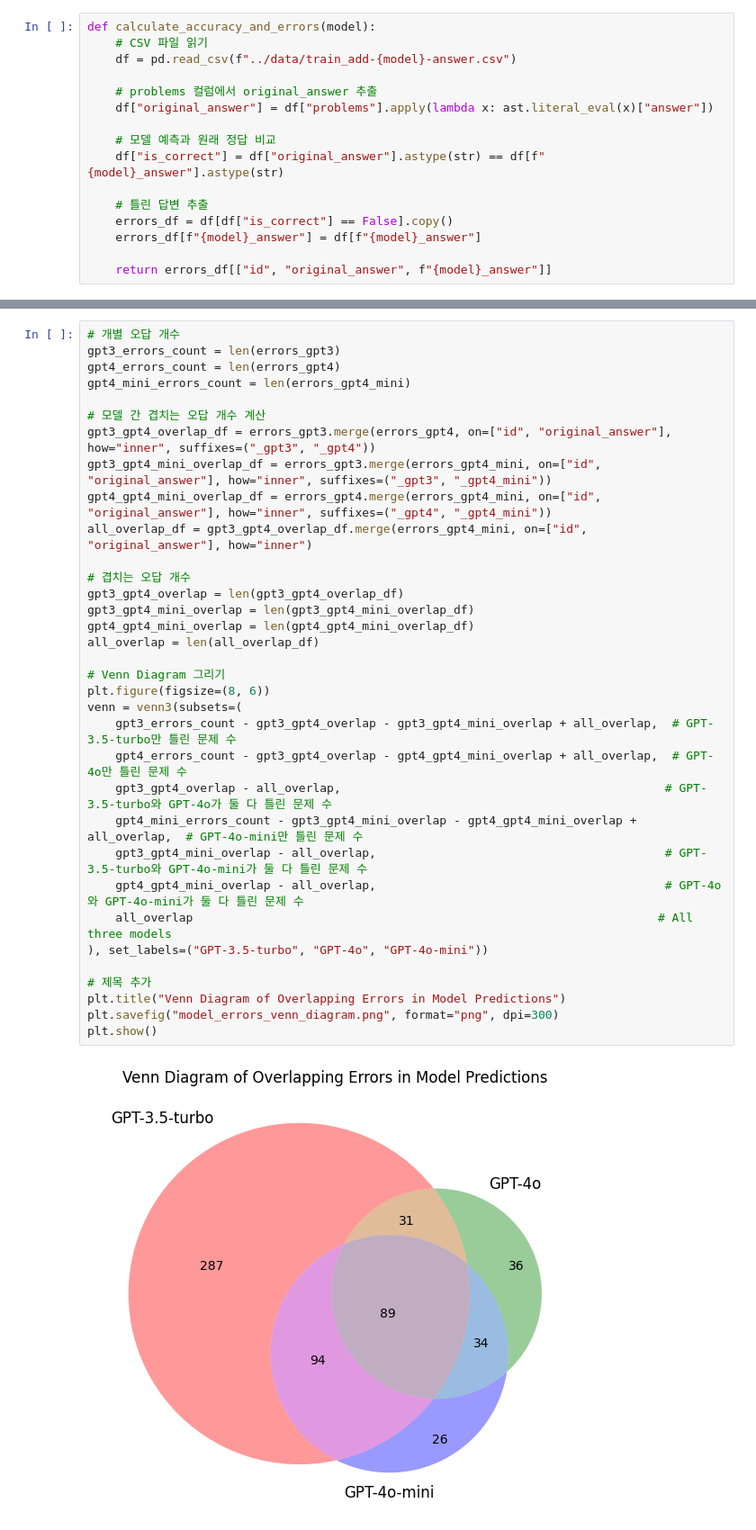
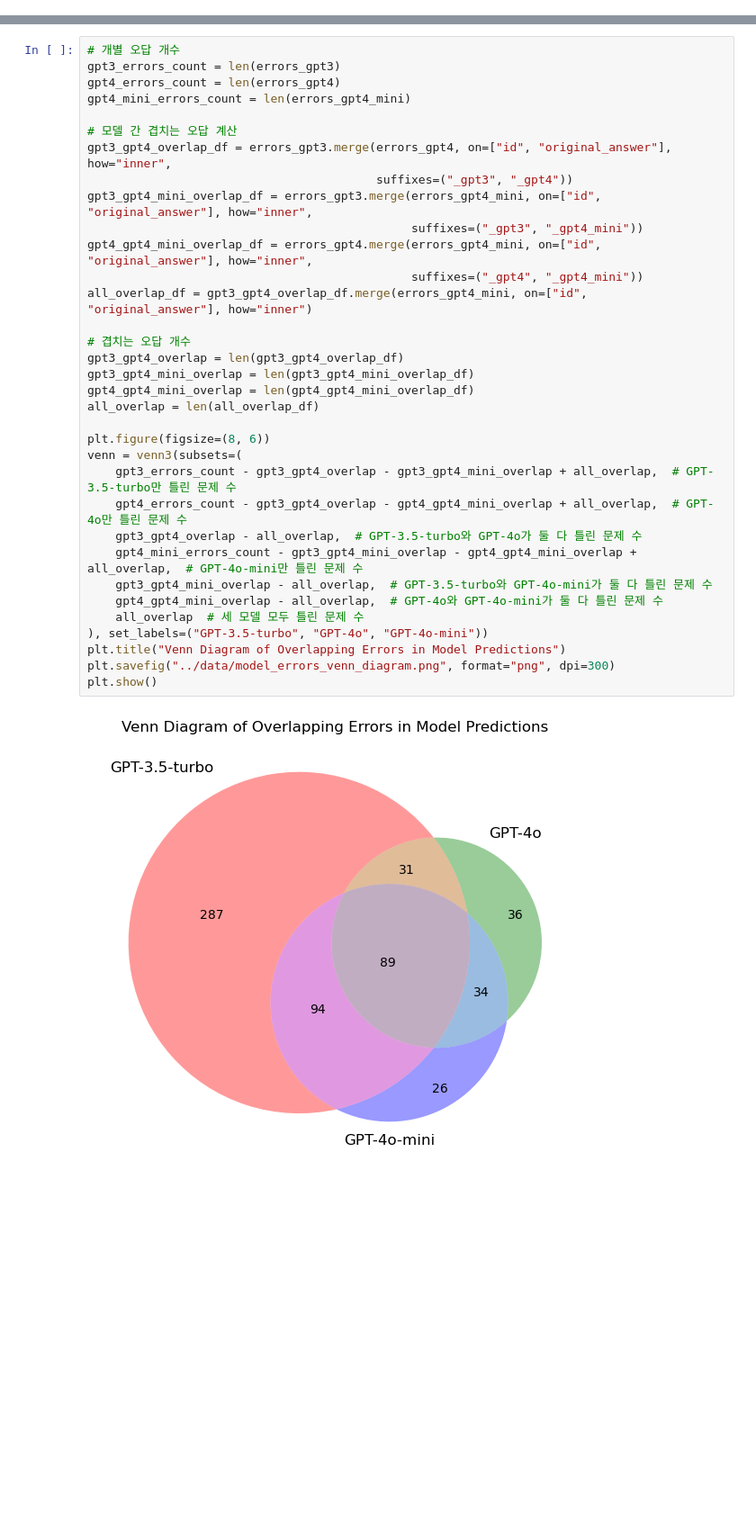
Before and after one commit to boostcampaitech7/level2-nlp-generationfornlp-nlp-02-lv3, a Jupyter notebook: eda/eda-LLM-answer.ipynb, the cells around one changed output, grey strips where cells are left out. Shown: that part at 90% size. Drawn from its saved outputs; the diff is of its cells as text; blank space fills up the shorter version.

```diff
--- a/eda/eda-LLM-answer.ipynb
+++ b/eda/eda-LLM-answer.ipynb
@@ -51,16 +73,0 @@ Accuracy: 88.04%
-# %%
-def calculate_accuracy_and_errors(model):
-    # CSV 파일 읽기
-    df = pd.read_csv(f"../data/train_add-{model}-answer.csv")
-
-    # problems 컬럼에서 original_answer 추출
-    df["original_answer"] = df["problems"].apply(lambda x: ast.literal_eval(x)["answer"])
-
-    # 모델 예측과 원래 정답 비교
-    df["is_correct"] = df["original_answer"].astype(str) == df[f"{model}_answer"].astype(str)
-
-    # 틀린 답변 추출
-    errors_df = df[df["is_correct"] == False].copy()
-    errors_df[f"{model}_answer"] = df[f"{model}_answer"]
-
-    return errors_df[["id", "original_answer", f"{model}_answer"]]
@@ -158,36 +78,36 @@ gpt_4type
 # %%
 # 개별 오답 개수
 gpt3_errors_count = len(errors_gpt3)
 gpt4_errors_count = len(errors_gpt4)
 gpt4_mini_errors_count = len(errors_gpt4_mini)
 
-# 모델 간 겹치는 오답 개수 계산
-gpt3_gpt4_overlap_df = errors_gpt3.merge(errors_gpt4, on=["id", "original_answer"], how="inner", suffixes=("_gpt3", "_gpt4"))
-gpt3_gpt4_mini_overlap_df = errors_gpt3.merge(errors_gpt4_mini, on=["id", "original_answer"], how="inner", suffixes=("_gpt3", "_gpt4_mini"))
-gpt4_gpt4_mini_overlap_df = errors_gpt4.merge(errors_gpt4_mini, on=["id", "original_answer"], how="inner", suffixes=("_gpt4", "_gpt4_mini"))
+# 모델 간 겹치는 오답 계산
+gpt3_gpt4_overlap_df = errors_gpt3.merge(errors_gpt4, on=["id", "original_answer"], how="inner",
+                                         suffixes=("_gpt3", "_gpt4"))
+gpt3_gpt4_mini_overlap_df = errors_gpt3.merge(errors_gpt4_mini, on=["id", "original_answer"], how="inner",
+                                              suffixes=("_gpt3", "_gpt4_mini"))
+gpt4_gpt4_mini_overlap_df = errors_gpt4.merge(errors_gpt4_mini, on=["id", "original_answer"], how="inner",
+                                              suffixes=("_gpt4", "_gpt4_mini"))
 all_overlap_df = gpt3_gpt4_overlap_df.merge(errors_gpt4_mini, on=["id", "original_answer"], how="inner")
 
 # 겹치는 오답 개수
 gpt3_gpt4_overlap = len(gpt3_gpt4_overlap_df)
 gpt3_gpt4_mini_overlap = len(gpt3_gpt4_mini_overlap_df)
 gpt4_gpt4_mini_overlap = len(gpt4_gpt4_mini_overlap_df)
 all_overlap = len(all_overlap_df)
 
-# Venn Diagram 그리기
 plt.figure(figsize=(8, 6))
 venn = venn3(subsets=(
     gpt3_errors_count - gpt3_gpt4_overlap - gpt3_gpt4_mini_overlap + all_overlap,  # GPT-3.5-turbo만 틀린 문제 수
     gpt4_errors_count - gpt3_gpt4_overlap - gpt4_gpt4_mini_overlap + all_overlap,  # GPT-4o만 틀린 문제 수
-    gpt3_gpt4_overlap - all_overlap,                                              # GPT-3.5-turbo와 GPT-4o가 둘 다 틀린 문제 수
+    gpt3_gpt4_overlap - all_overlap,  # GPT-3.5-turbo와 GPT-4o가 둘 다 틀린 문제 수
     gpt4_mini_errors_count - gpt3_gpt4_mini_overlap - gpt4_gpt4_mini_overlap + all_overlap,  # GPT-4o-mini만 틀린 문제 수
-    gpt3_gpt4_mini_overlap - all_overlap,                                         # GPT-3.5-turbo와 GPT-4o-mini가 둘 다 틀린 문제 수
-    gpt4_gpt4_mini_overlap - all_overlap,                                         # GPT-4o와 GPT-4o-mini가 둘 다 틀린 문제 수
-    all_overlap                                                                  # All three models
+    gpt3_gpt4_mini_overlap - all_overlap,  # GPT-3.5-turbo와 GPT-4o-mini가 둘 다 틀린 문제 수
+    gpt4_gpt4_mini_overlap - all_overlap,  # GPT-4o와 GPT-4o-mini가 둘 다 틀린 문제 수
+    all_overlap  # 세 모델 모두 틀린 문제 수
 ), set_labels=("GPT-3.5-turbo", "GPT-4o", "GPT-4o-mini"))
-
-# 제목 추가
 plt.title("Venn Diagram of Overlapping Errors in Model Predictions")
-plt.savefig("model_errors_venn_diagram.png", format="png", dpi=300)
+plt.savefig("../data/model_errors_venn_diagram.png", format="png", dpi=300)
 plt.show()
 # %% [output]
-[figure, old version]
+[figure, new version]
```
Also changed, not shown: parts of 16 cells of this notebook.
